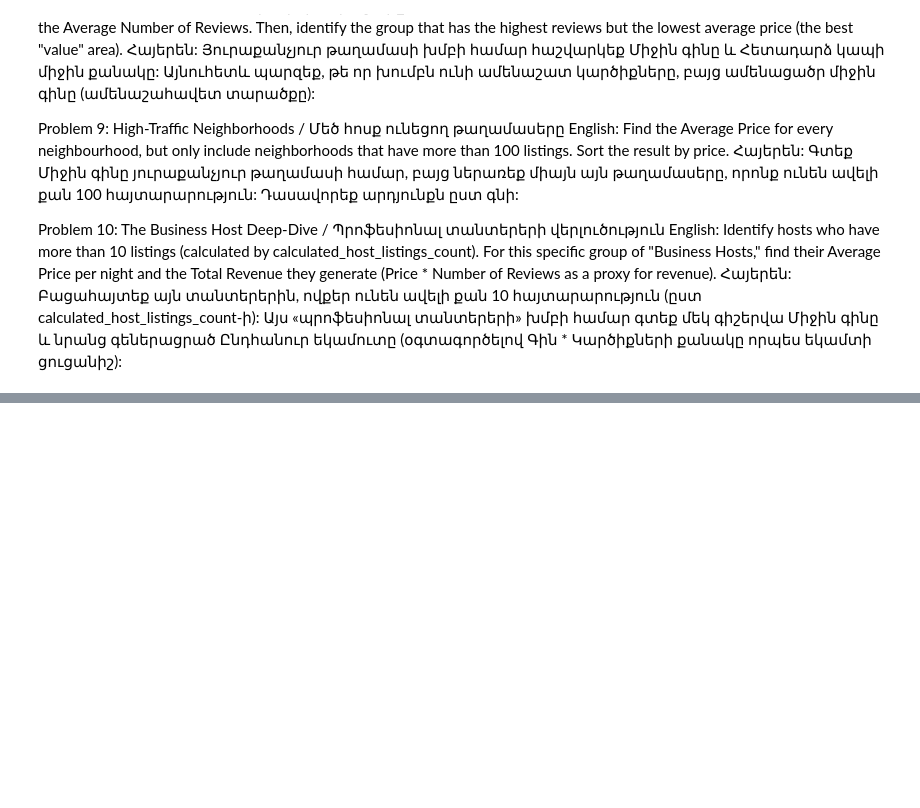
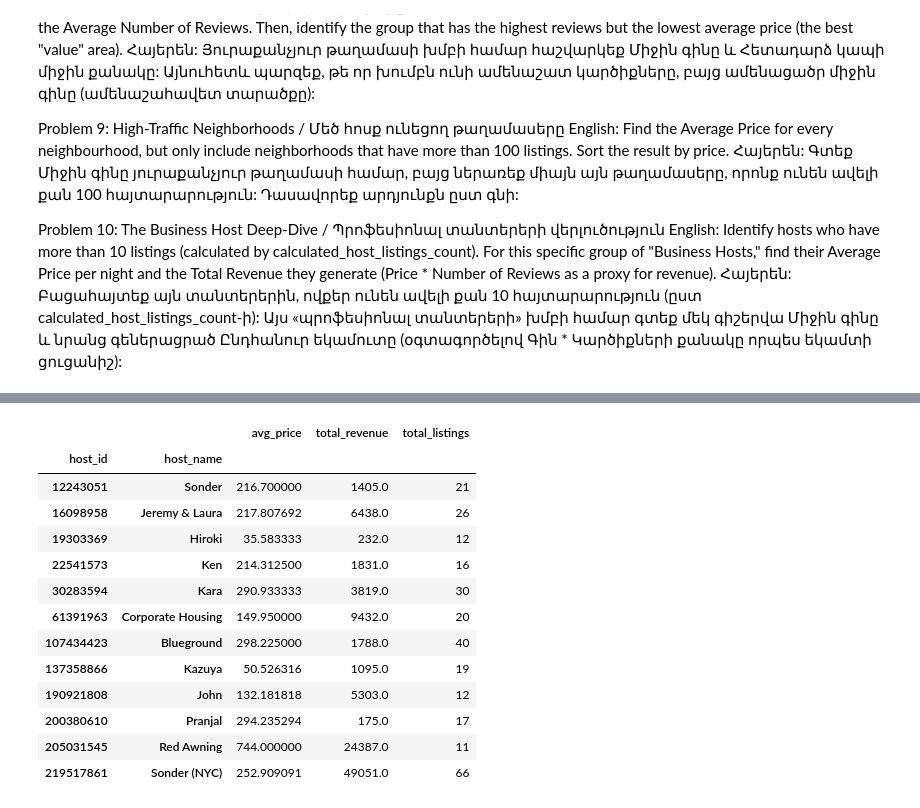
Before and after one commit to iamlajoya21/ml_bootcamp, a Jupyter notebook: Homeworks/homework12.ipynb, the cells around one changed output, grey strips where cells are left out. Cells and saved outputs as stored; diff of their text form; code cells hidden in the pictures; blank space fills up the shorter version.

```diff
--- a/Homeworks/homework12.ipynb
+++ b/Homeworks/homework12.ipynb
@@ -55,0 +425,87 @@ English: Identify hosts who have more than 10 listings (calculated by calculated
+# %%
+import pandas as pd
+import numpy as np
+import ssl
+
+# Setup
+ssl._create_default_https_context = ssl._create_unverified_context
+url = "https://raw.githubusercontent.com/nethajinirmal13/Training-datasets/main/airbnb.csv"
+df = pd.read_csv(url)
+
+# --- PRE-PROCESSING (Problem 2 Logic) ---
+# Cleaning price more robustly to ensure it's numeric
+df['price'] = df['price'].str.replace(r'\D', '', regex=True).astype(float)
+
+#=============================================================================
+# Problem 1: Neighbourhood Listings / Բնակարանների քանակը
+# Optimization: Named aggregation is great; .head() shows the result.
+neighbourhood_listing = df.groupby('neighbourhood_full').agg(total_listings=('listing_id', 'count'))
+
+#=============================================================================
+# Problem 2: Average Price / Միջին գինը
+# Optimization: Sorted and stored for a clean view.
+avg_price_sorted = df.groupby('room_type')['price'].mean().sort_values(ascending=False)
+
+#=============================================================================
+# Problem 3: Top Hosts / Լավագույն տանտերերը
+# Optimization: Using .size() is faster than .count() when you just need row counts.
+top_hosts = df.groupby(['host_id', 'host_name']).size().reset_index(name='count').sort_values('count', ascending=False)
+
+#=============================================================================
+# Problem 4: Price Summary / Գների ամփոփագիր
+# Optimization: Using strings for 'max', 'min' and np.median for accuracy.
+summary = df.groupby('neighbourhood_full')['price'].agg(['max', 'min', np.median])
+
+#=============================================================================
+# Problem 5: Most Talked About / Ամենաշատ քննարկվողը
+# Optimization: 'Most talked about' usually refers to the total SUM of reviews.
+df_most_talked = df.groupby('neighbourhood_full')['number_of_reviews'].sum().sort_values(ascending=False).head(1)
+
+#=============================================================================
+# Problem 6: Manhattan Availability / Մանհեթենի հասանելիությունը
+# Optimization: Case-insensitive search for Manhattan.
+manhattan_df = df[df['neighbourhood_full'].str.contains('Manhattan', case=False, na=False)]
+avg_avail_man = manhattan_df.groupby('neighbourhood_full')['availability_365'].mean()
+
+#=============================================================================
+# Problem 7: Reviews & Price / Կարծիքներ և գին
+df_7 = df.groupby('neighbourhood_full').agg(avg_price=('price', 'mean'), total_reviews=('number_of_reviews', 'sum'))
+
+#=============================================================================
+# Problem 8: The Best Value / Ամենաշահավետ տարբերակը
+# Optimization: High reviews + Low price = Value.
+df_8 = df.groupby('neighbourhood_full').agg(avg_price=('price', 'mean'), avg_reviews=('number_of_reviews', 'mean'))
+df_8 = df_8.sort_values(by=['avg_price', 'avg_reviews'], ascending=[True, False])
+
+#=============================================================================
+# Problem 9: Popular Neighborhoods (>100) / Հանրահայտ թաղամասեր
+# Optimization: Avoid .filter() for speed; use boolean masking on the aggregated DF.
+df_9 = df.groupby('neighbourhood_full').agg(total_listings=('listing_id', 'count'), avg_price=('price', 'mean'))
+df_9 = df_9[df_9['total_listings'] > 100]
+
+#=============================================================================
+# Problem 10: Professional Host Revenue / Պրոֆեսիոնալ տանտերերի եկամուտը
+# Optimization: Streamlined revenue calculation and filtering.
+df['revenue'] = df['price'] * df['number_of_reviews']
+df_10 = df.groupby(['host_id', 'host_name']).agg(
+    avg_price=('price', 'mean'),
+    total_revenue=('revenue', 'sum'),
+    total_listings=('listing_id', 'count')
+)
+df_10 = df_10[df_10['total_listings'] > 10]
+df_10
+# %% [output]
+|  |  | avg_price | total_revenue | total_listings |
+| host_id | host_name |  |  |  |
+| 12243051 | Sonder | 216.700000 | 1405.0 | 21 |
+| 16098958 | Jeremy & Laura | 217.807692 | 6438.0 | 26 |
+| 19303369 | Hiroki | 35.583333 | 232.0 | 12 |
+| 22541573 | Ken | 214.312500 | 1831.0 | 16 |
+| 30283594 | Kara | 290.933333 | 3819.0 | 30 |
+| 61391963 | Corporate Housing | 149.950000 | 9432.0 | 20 |
+| 107434423 | Blueground | 298.225000 | 1788.0 | 40 |
+| 137358866 | Kazuya | 50.526316 | 1095.0 | 19 |
+| 190921808 | John | 132.181818 | 5303.0 | 12 |
+| 200380610 | Pranjal | 294.235294 | 175.0 | 17 |
+| 205031545 | Red Awning | 744.000000 | 24387.0 | 11 |
+| 219517861 | Sonder (NYC) | 252.909091 | 49051.0 | 66 |
```
Also changed, not shown: parts of 24 cells of this notebook, 1 other file.
